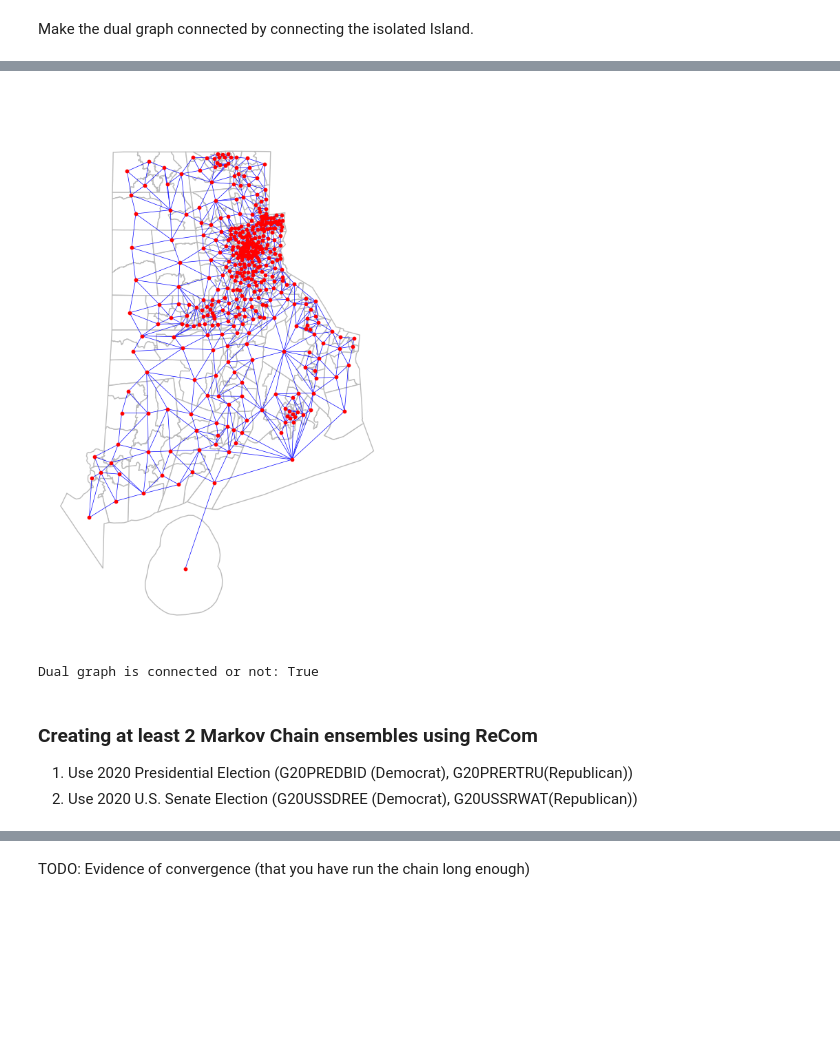
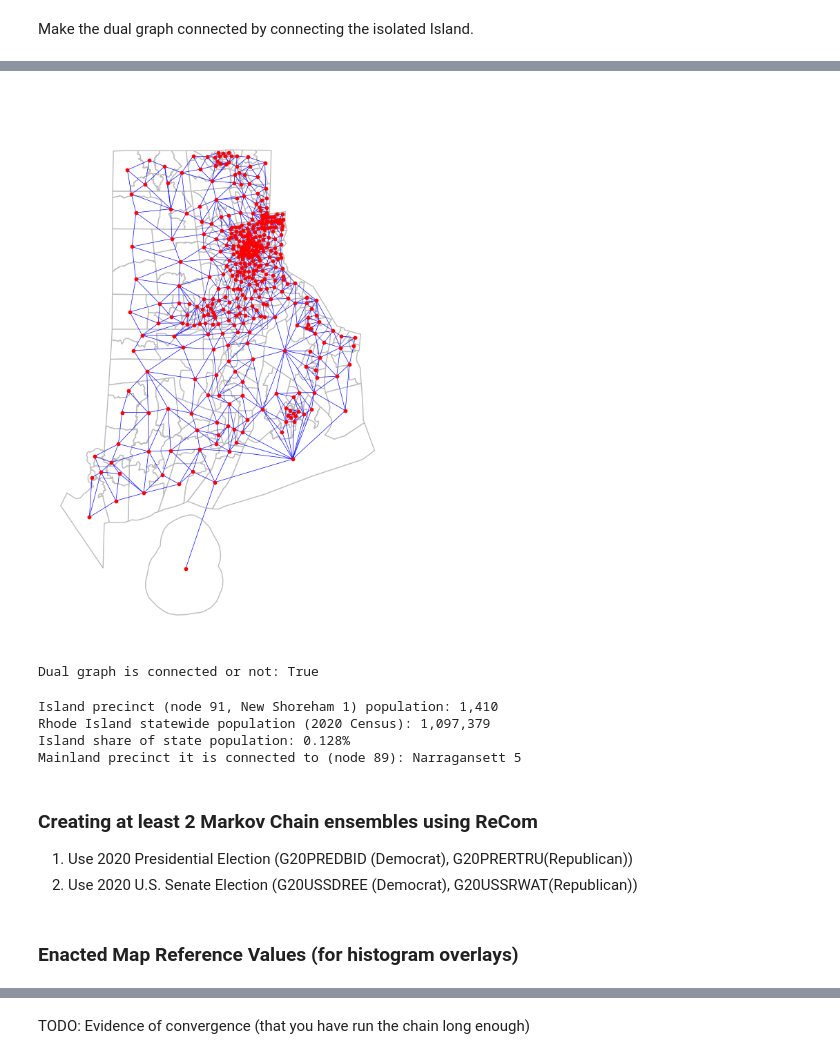
Before and after one commit to TianqiMin8/CS464FinalProject, a Jupyter notebook: FinalProjectChain.ipynb, the cells around one changed output, grey strips where cells are left out. Saved outputs shown, nothing was run; the diff lists cells and outputs as text; code cells hidden in the pictures; blank space fills up the shorter version.

```diff
--- a/FinalProjectChain.ipynb
+++ b/FinalProjectChain.ipynb
@@ -53,37 +54,52 @@ plt.show()
 # %%
-# As there's population, Look for rules for districting
-# if there's population, add small number of edges.
-
-# Connect node 89 and 110 with node 91
+# Add a single edge to connect Block Island (node 91, 'New Shoreham 1') to
+# its nearest mainland precinct (node 89, 'Narragansett 5').
 RI_graph.add_edge(89, 91)
 
 # draw the graph again to verify
 fig, ax = plt.subplots(figsize=(10, 10))
 
 RI_df.plot(ax=ax, color="white", edgecolor="#bcbcbc")
 
 # get the centriod of each place
 pos = {node: (RI_df.geometry[node].centroid.x, RI_df.geometry[node].centroid.y) for node in RI_graph.nodes}
 
 nx.draw(RI_graph,
         pos,
         ax=ax,
         node_size=10,
         node_color="red",
         edge_color="blue",
         width=0.5
 )
 
-plt.title("Modified Dual Graph of Rhode Island")
+plt.title("Modified Dual Graph of Rhode Island (island edge added)")
 plt.show()
 # %% [output]
-[figure, old version]
+[figure, new version]
 # %%
 
 is_contig = nx.is_connected(RI_graph)
 print(f"Dual graph is connected or not: {is_contig}")
 # %% [output]
 Dual graph is connected or not: True
+# %%
+# island population and its share of Rhode Island's total
+island_node = 91
+mainland_node = 89
+
+island_pop = int(RI_df.iloc[island_node]["TOTPOP"])
+state_pop  = int(RI_df["TOTPOP"].sum())
+
+print(f"Island precinct (node {island_node}, {RI_df.iloc[island_node]['NAME20']}) population: {island_pop:,}")
+print(f"Rhode Island statewide population (2020 Census): {state_pop:,}")
+print(f"Island share of state population: {100 * island_pop / state_pop:.3f}%")
+print(f"Mainland precinct it is connected to (node {mainland_node}): {RI_df.iloc[mainland_node]['NAME20']}")
+# %% [output]
+Island precinct (node 91, New Shoreham 1) population: 1,410
+Rhode Island statewide population (2020 Census): 1,097,379
+Island share of state population: 0.128%
+Mainland precinct it is connected to (node 89): Narragansett 5
 # %% [markdown]
 ### Creating at least 2 Markov Chain ensembles using ReCom
 1. Use 2020 Presidential Election (G20PREDBID (Democrat), G20PRERTRU(Republican))
@@ -143,3 +160,5 @@ initial_partition = Partition(
     assignment="SEND",
     updaters=my_updaters
 )
+# %% [markdown]
+### Enacted Map Reference Values (for histogram overlays)
```
Also changed, not shown: parts of 7 cells of this notebook.
